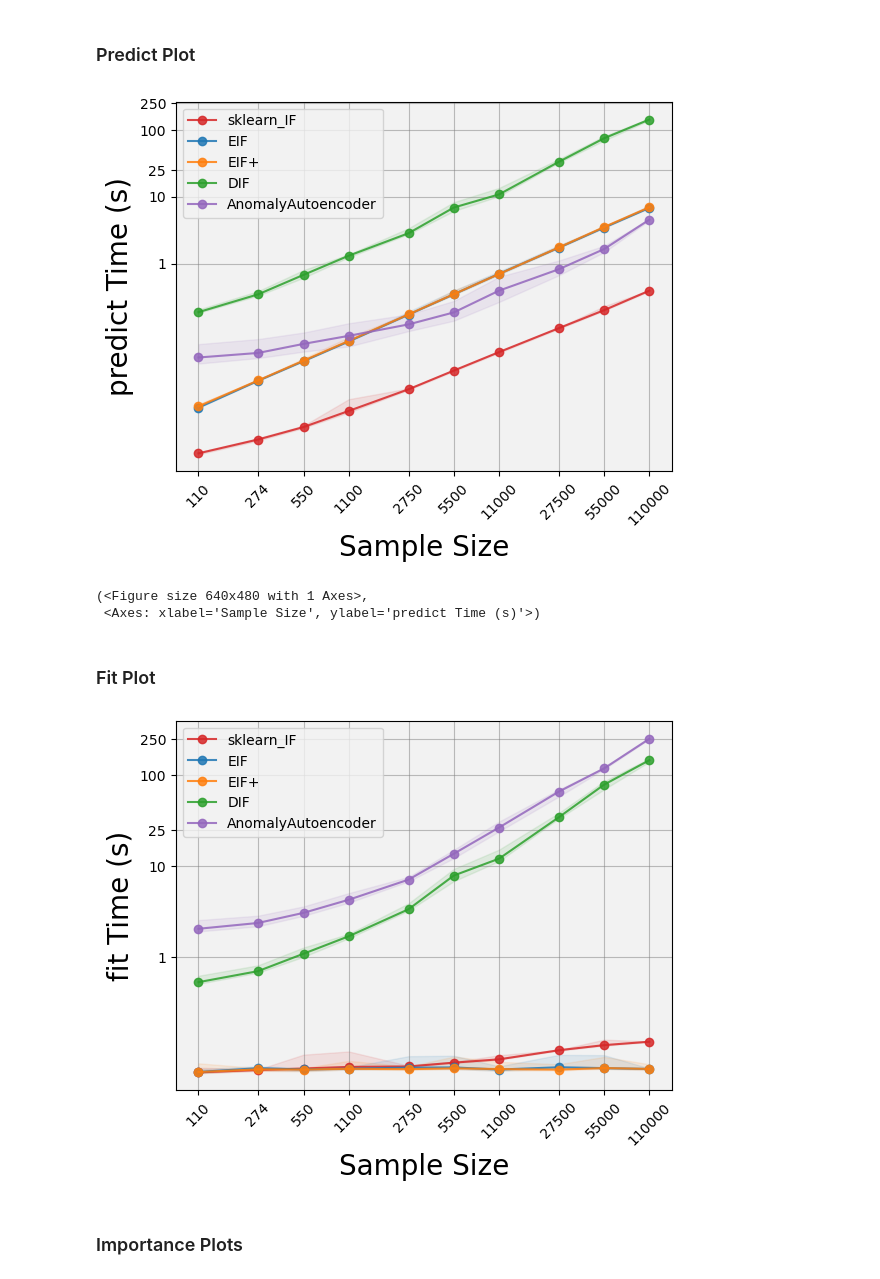
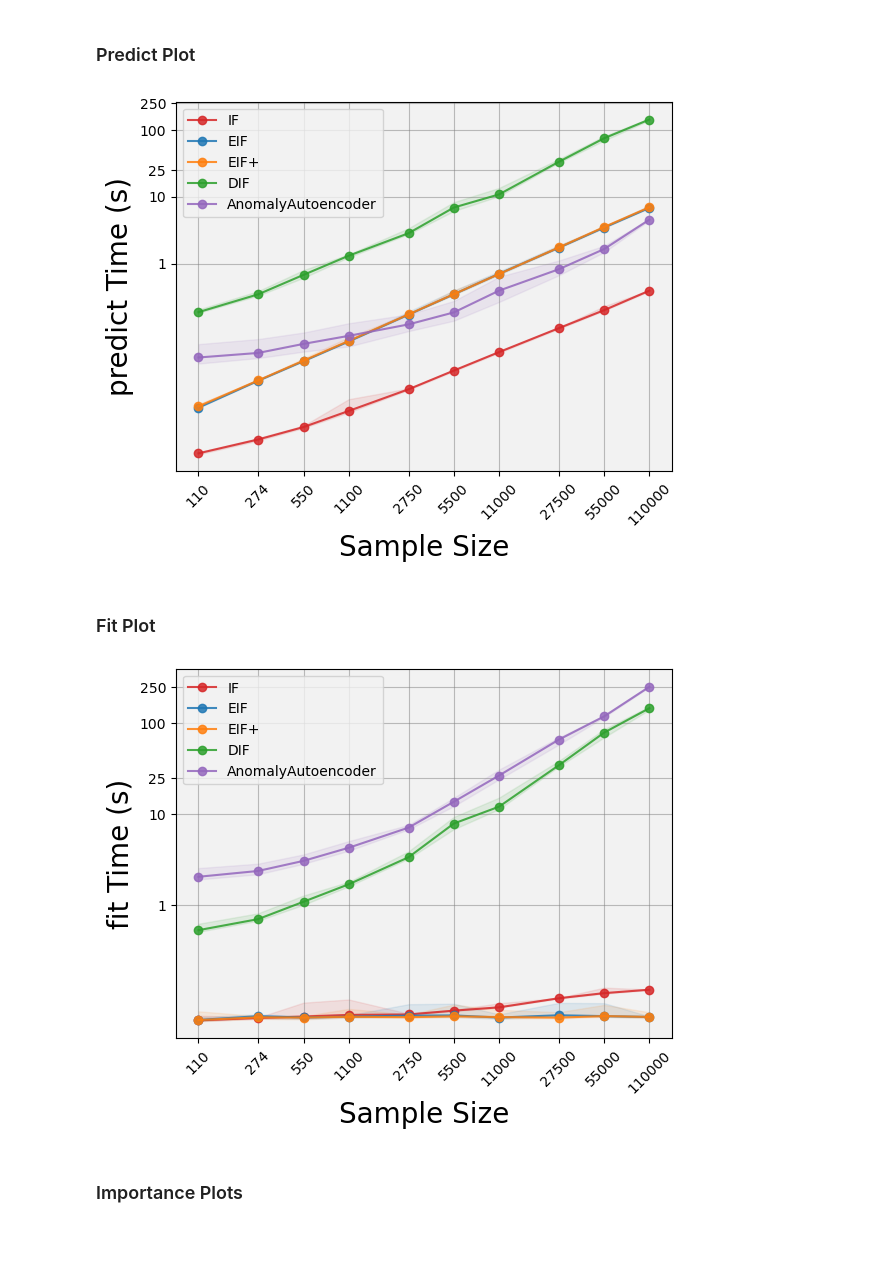
Before and after one commit to alessioarcudi/ExIFFI, a Jupyter notebook: notebooks/plot_time.ipynb, the cells around one changed output. Drawn from its saved outputs; the diff is of its cells as text; code cells hidden in the pictures; blank space fills up the shorter version.

```diff
--- a/notebooks/plot_time.ipynb
+++ b/notebooks/plot_time.ipynb
@@ -76,7 +76,11 @@ def plot_time_scaling(model_names,
         maxs.append(np.max(median_times))
         mins.append(np.min(median_times))
 
-        ax.plot(sample_sizes,median_times,alpha=0.85,c=colors[i],marker="o",label=model)
+        if model == 'sklearn_IF':
+            ax.plot(sample_sizes,median_times,alpha=0.85,c=colors[i],marker="o",label='IF')
+        else:
+            ax.plot(sample_sizes,median_times,alpha=0.85,c=colors[i],marker="o",label=model)
+
         ax.fill_between(sample_sizes,five_times,ninefive_times,alpha=0.1,color=colors[i])
 
     if plot_type == "samples":
@@ -104,11 +108,12 @@ def plot_time_scaling(model_names,
             ax.set_yticks([0.35,10,20,40,50,75,150,280])
         ax.tick_params(axis='y',which='minor',labelsize=14)
 
-
-    ax.set_xlabel('Sample Size',fontsize = 20)
+    if plot_type == "samples":
+        ax.set_xlabel('Sample Size',fontsize = 20)
+    elif plot_type == "features":
+        ax.set_xlabel('N. Features',fontsize = 20)
     ax.set_ylabel(f'{type} Time (s)',fontsize = 20)
     #plt.ylim(np.min(mins)-0.2*np.min(mins),np.max(maxs)+0.2*np.max(maxs))
-
 
     ax.legend()
     ax.grid(visible=True, alpha=0.5, which='major', color='gray', linestyle='-')
@@ -128,17 +133,21 @@ def plot_time_scaling(model_names,
 # %% [markdown]
 ### Predict Plot
 # %%
-fig,ax=plot_time_scaling(model_names,dataset_names_samples,data_path_samples,plot_path=plot_path_samples,type="predict",plot_type="samples")
+fig,ax=plot_time_scaling(model_names,
+                         dataset_names_samples,
+                         data_path_samples,
+                         plot_path=plot_path_samples,
+                         type="predict",
+                         plot_type="samples",
+                         save_plot=True)
 # %% [output]
-[figure, old version]
+[figure, new version]
-(<Figure size 640x480 with 1 Axes>,
- <Axes: xlabel='Sample Size', ylabel='predict Time (s)'>)
 # %% [markdown]
 ### Fit Plot
 # %%
 fig,ax=plot_time_scaling(model_names,dataset_names_samples,data_path_samples,plot_path=plot_path_samples,type="fit",plot_type="samples")
 # %% [output]
-[figure, old version]
+[figure, new version]
 # %% [markdown]
 ### Importance Plots
 # %%
```
Also changed, not shown: parts of 3 cells of this notebook, 12 other files.
